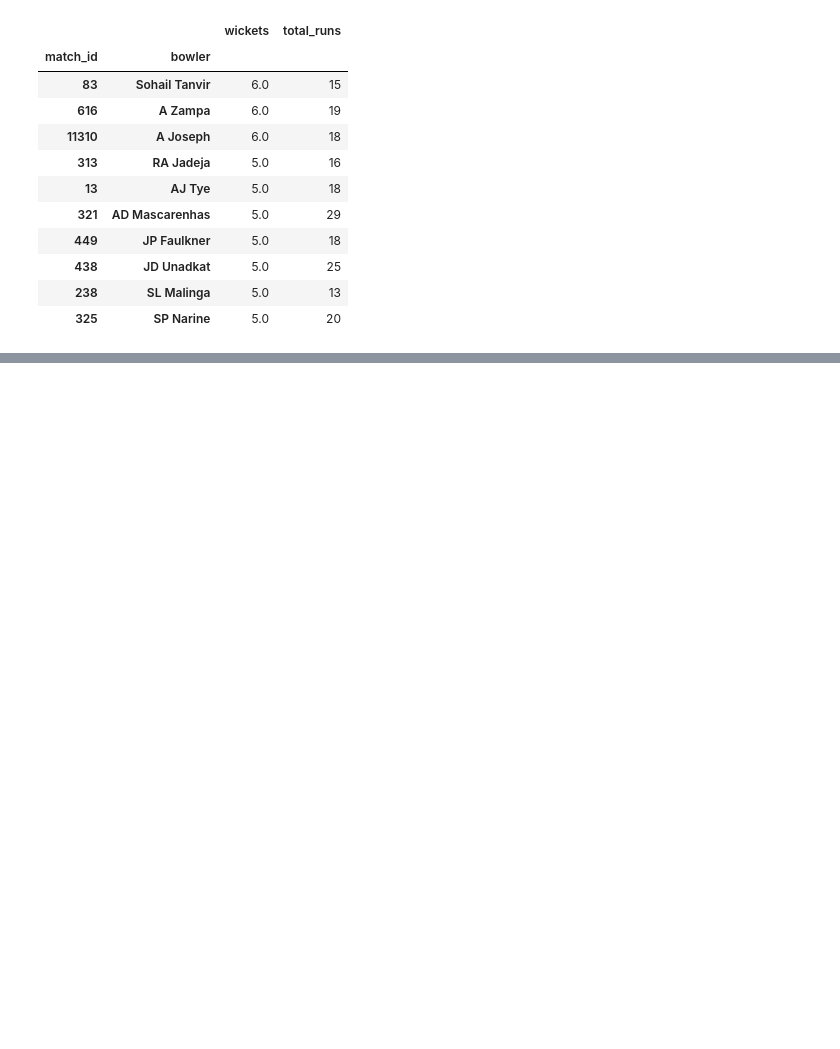
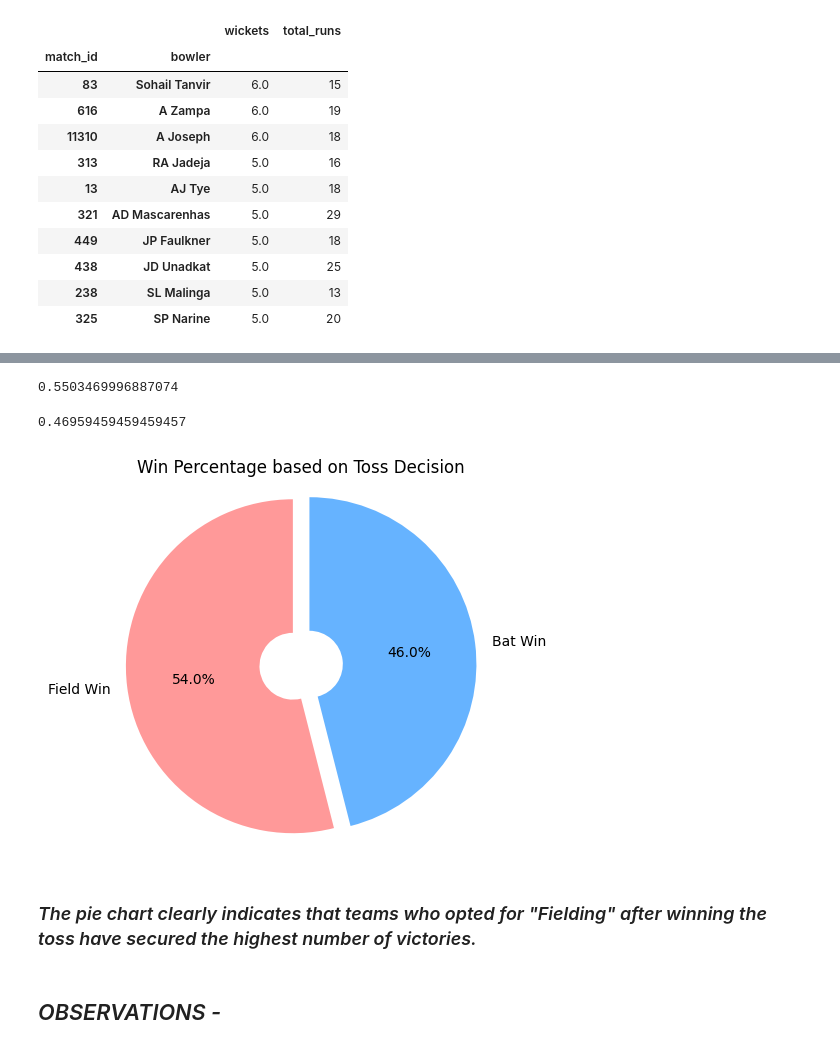
Before and after one commit to Amrit007-droid/DataEDA, a Jupyter notebook: Indian_Premier_League_EDA.ipynb, the cells around one changed output, grey strips where cells are left out. Saved outputs shown, nothing was run; the diff lists cells and outputs as text; code cells hidden in the pictures; blank space fills up the shorter version.

```diff
--- a/Indian_Premier_League_EDA.ipynb
+++ b/Indian_Premier_League_EDA.ipynb
@@ -685,0 +742,42 @@ fig.show()
+# %%
+# Counting the number of times a team that chose to field won the match
+num_field_wins = ipl_df[(ipl_df['toss_decision'] == 'field') & (ipl_df['toss_winner'] == ipl_df['winner'])].shape[0]
+
+# Counting the total number of matches where the toss decision was to field
+total_field_matches = ipl_df[ipl_df['toss_decision'] == 'field'].shape[0]
+
+# Calculating the percentage of times the team that chose to field won
+field_win_percentage = num_field_wins / total_field_matches
+print(field_win_percentage)
+# %% [output]
+0.5503469996887074
+# %%
+# Counting the number of times a team that chose to bat won the match
+num_bat_wins = ipl_df[(ipl_df['toss_decision'] == 'bat') & (ipl_df['toss_winner'] == ipl_df['winner'])].shape[0]
+
+# Counting the total number of matches where the toss decision was to bat
+total_bat_matches = ipl_df[ipl_df['toss_decision'] == 'bat'].shape[0]
+
+# Calculating the percentage of times the team that chose to bat won
+bat_win_percentage = num_bat_wins / total_bat_matches
+print(bat_win_percentage)
+# %% [output]
+0.46959459459459457
+# %%
+labels = ['Field Win', 'Bat Win']
+sizes = [field_win_percentage, bat_win_percentage]
+colors = ['#ff9999', '#66b3ff']
+explode = (0.1, 0)
+
+fig1, ax1 = plt.subplots()
+ax1.pie(sizes, explode=explode, labels=labels, autopct='%1.1f%%', startangle=90, colors=colors, wedgeprops=dict(width=0.8))
+ax1.axis('equal')
+
+plt.title('Win Percentage based on Toss Decision')
+plt.show()
+# %% [output]
+[figure, added]
+# %% [markdown]
+### *The pie chart clearly indicates that teams who opted for "Fielding" after winning the toss have secured the highest number of victories.*
+# %% [markdown]
+## *OBSERVATIONS -*
```
Also changed, not shown: parts of 18 cells of this notebook.
